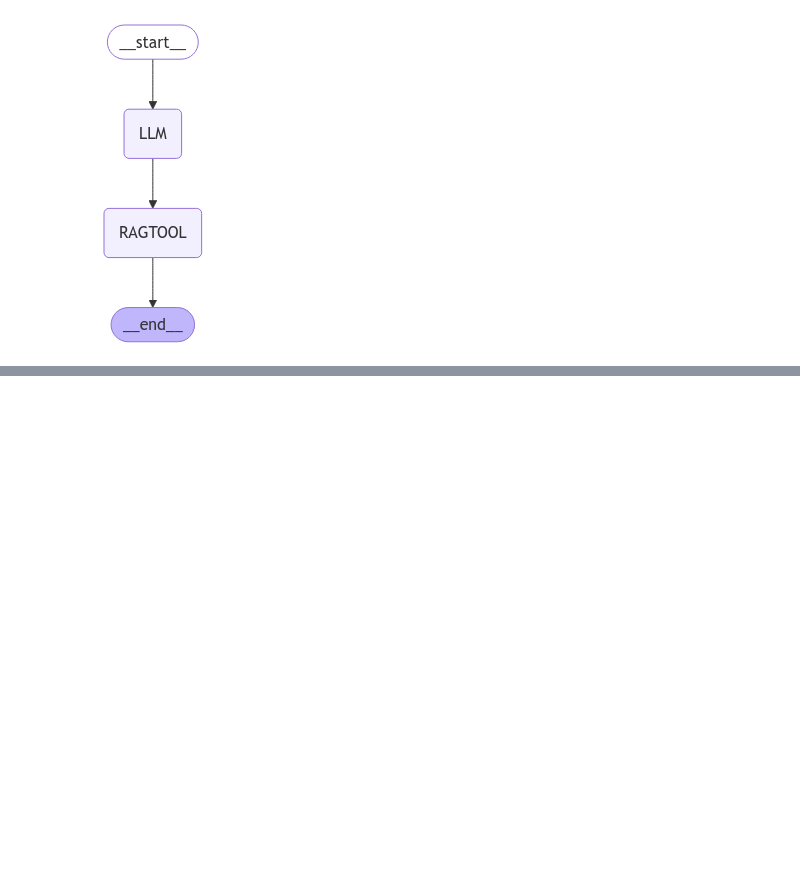
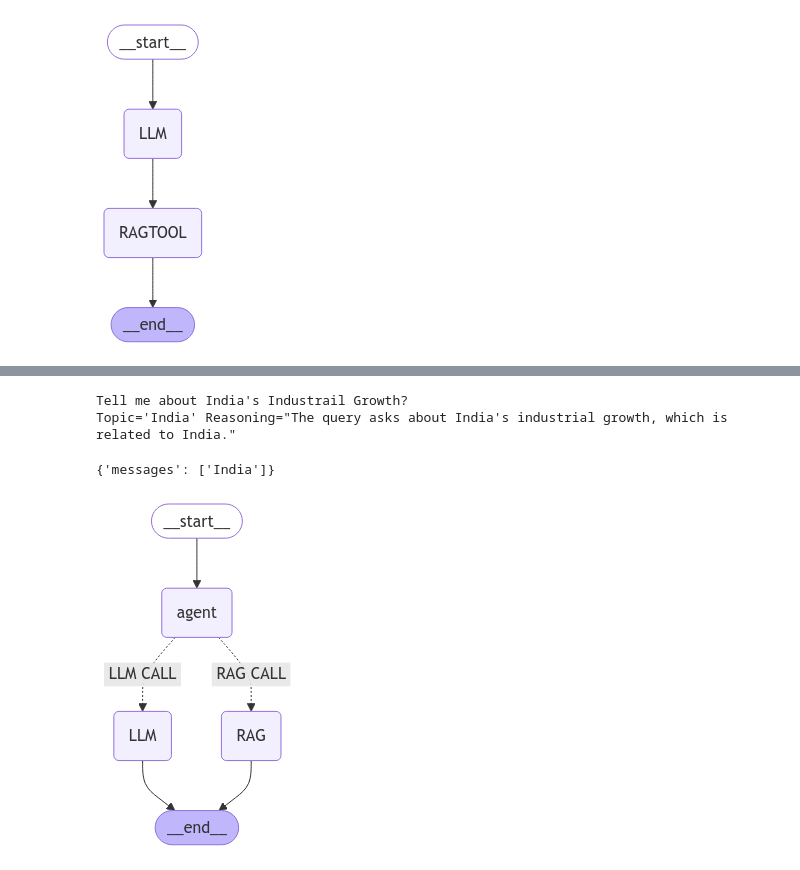
Before and after one commit to ashutosh15072000/LangGraph, a Jupyter notebook: LANGGRAPH/Adding RAG to LangGraph Workflow.ipynb, the cells around one changed output, grey strips where cells are left out. Saved outputs shown, nothing was run; the diff lists cells and outputs as text; code cells hidden in the pictures; blank space fills up the shorter version.

Commit message:
Adding Rag and LLM,Route  to Langgraph workflow

```diff
--- a/LANGGRAPH/Adding RAG to LangGraph Workflow.ipynb
+++ b/LANGGRAPH/Adding RAG to LangGraph Workflow.ipynb
@@ -115,0 +158,3 @@ Llama 3 is a large language model developed by Meta AI. It has been compared fav
+# %%
+from langchain.output_parsers import PydanticOutputParser
+parser=PydanticOutputParser(pydantic_object=TopicSelectionParser)
@@ -115,0 +204,8 @@ Llama 3 is a large language model developed by Meta AI. It has been compared fav
+# %%
+state={"messages":["Tell me about India's Industrail Growth?"]}
+# %%
+function_1(state)
+# %% [output]
+Tell me about India's Industrail Growth?
+Topic='India' Reasoning="The query asks about India's industrial growth, which is related to India."
+{'messages': ['India']}
@@ -115,0 +246,39 @@ Llama 3 is a large language model developed by Meta AI. It has been compared fav
+# %%
+def function_3(state):
+    print("--> CALLING LLM -->")
+
+    message=state['messages']
+    question=message[0] ## FETCHING THE USER QUESTION
+
+    # NORMAL LLM CALL
+    complete_query="Answer the follow question with your knowledge of the real world.Following is the user question:"+question
+    response = llm.invoke(complete_query)
+    return {"messages":[response.content]}
+# %%
+from langgraph.graph import StateGraph,END
+workflow=StateGraph(AgentState) ## StateGraph with Agentstate
+workflow.add_node("agent",function_1)
+workflow.add_node("RAG",function_2)
+workflow.add_node("LLM",function_3)
+workflow.set_entry_point('agent')
+workflow.add_conditional_edges(
+    "agent",
+    router,
+    {
+        "RAG CALL":"RAG",
+        "LLM CALL":"LLM",
+    }
+)
+workflow.add_edge("RAG",END)
+workflow.add_edge("LLM",END)
+app=workflow.compile()
+# %%
+from IPython.display import Image, display
+
+try:
+    display(Image(app.get_graph().draw_mermaid_png()))
+except Exception as e:
+    # This requires some extra dependencies and is optional
+    print(e)
+# %% [output]
+[figure, added]
```
Also changed, not shown: parts of 21 cells of this notebook.
